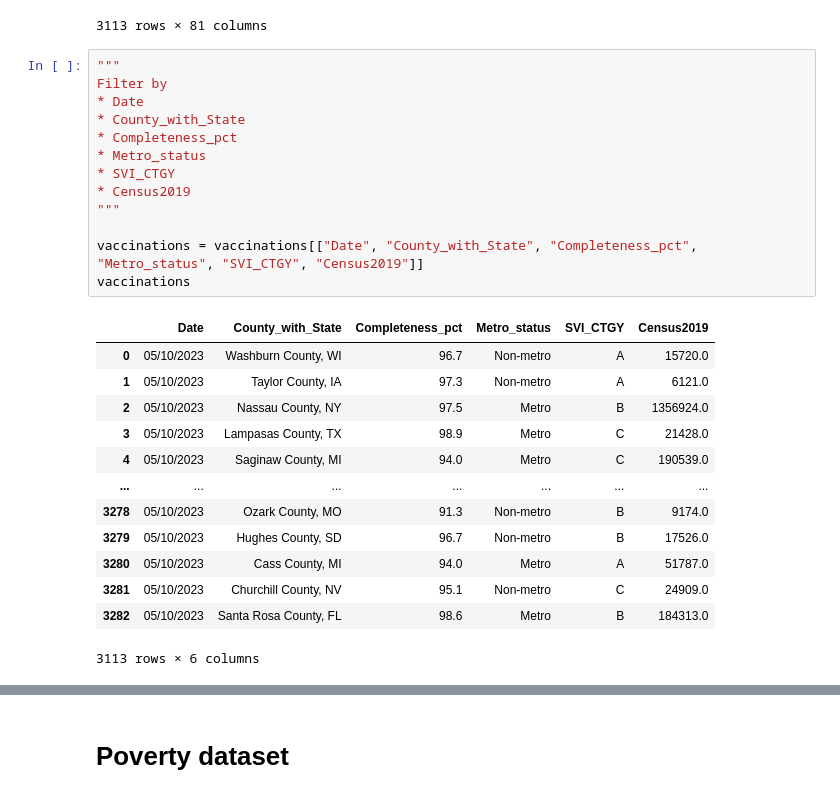
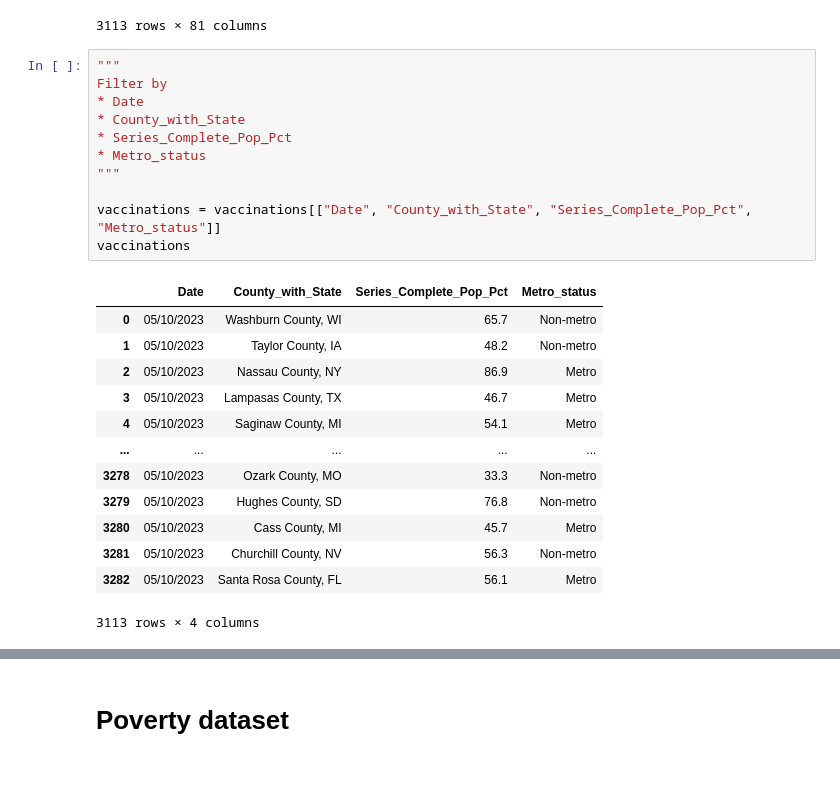
Before and after one commit to natehiatt/covid_vax_project, a Jupyter notebook: notebooks/nate_scratch_copy.ipynb, the cells around one changed output, grey strips where cells are left out. Drawn from its saved outputs; the diff is of its cells as text.

```diff
--- a/notebooks/nate_scratch_copy.ipynb
+++ b/notebooks/nate_scratch_copy.ipynb
@@ -426,30 +426,28 @@ vaccinations
 # %%
 """
 Filter by
 * Date
 * County_with_State
-* Completeness_pct
+* Series_Complete_Pop_Pct
 * Metro_status
-* SVI_CTGY
-* Census2019
 """
 
-vaccinations = vaccinations[["Date", "County_with_State", "Completeness_pct", "Metro_status", "SVI_CTGY", "Census2019"]]
+vaccinations = vaccinations[["Date", "County_with_State", "Series_Complete_Pop_Pct", "Metro_status"]]
 vaccinations
 # %% [output]
-|  | Date | County_with_State | Completeness_pct | Metro_status | SVI_CTGY | Census2019 |
-| 0 | 05/10/2023 | Washburn County, WI | 96.7 | Non-metro | A | 15720.0 |
-| 1 | 05/10/2023 | Taylor County, IA | 97.3 | Non-metro | A | 6121.0 |
-| 2 | 05/10/2023 | Nassau County, NY | 97.5 | Metro | B | 1356924.0 |
-| 3 | 05/10/2023 | Lampasas County, TX | 98.9 | Metro | C | 21428.0 |
-| 4 | 05/10/2023 | Saginaw County, MI | 94.0 | Metro | C | 190539.0 |
-| ... | ... | ... | ... | ... | ... | ... |
-| 3278 | 05/10/2023 | Ozark County, MO | 91.3 | Non-metro | B | 9174.0 |
-| 3279 | 05/10/2023 | Hughes County, SD | 96.7 | Non-metro | B | 17526.0 |
-| 3280 | 05/10/2023 | Cass County, MI | 94.0 | Metro | A | 51787.0 |
-| 3281 | 05/10/2023 | Churchill County, NV | 95.1 | Non-metro | C | 24909.0 |
-| 3282 | 05/10/2023 | Santa Rosa County, FL | 98.6 | Metro | B | 184313.0 |
+|  | Date | County_with_State | Series_Complete_Pop_Pct | Metro_status |
+| 0 | 05/10/2023 | Washburn County, WI | 65.7 | Non-metro |
+| 1 | 05/10/2023 | Taylor County, IA | 48.2 | Non-metro |
+| 2 | 05/10/2023 | Nassau County, NY | 86.9 | Metro |
+| 3 | 05/10/2023 | Lampasas County, TX | 46.7 | Metro |
+| 4 | 05/10/2023 | Saginaw County, MI | 54.1 | Metro |
+| ... | ... | ... | ... | ... |
+| 3278 | 05/10/2023 | Ozark County, MO | 33.3 | Non-metro |
+| 3279 | 05/10/2023 | Hughes County, SD | 76.8 | Non-metro |
+| 3280 | 05/10/2023 | Cass County, MI | 45.7 | Metro |
+| 3281 | 05/10/2023 | Churchill County, NV | 56.3 | Non-metro |
+| 3282 | 05/10/2023 | Santa Rosa County, FL | 56.1 | Metro |
-3113 rows × 6 columns
+3113 rows × 4 columns
 # %%
 # Making the combined df
 
```
Also changed, not shown: parts of 80 cells of this notebook, 3 other files.
